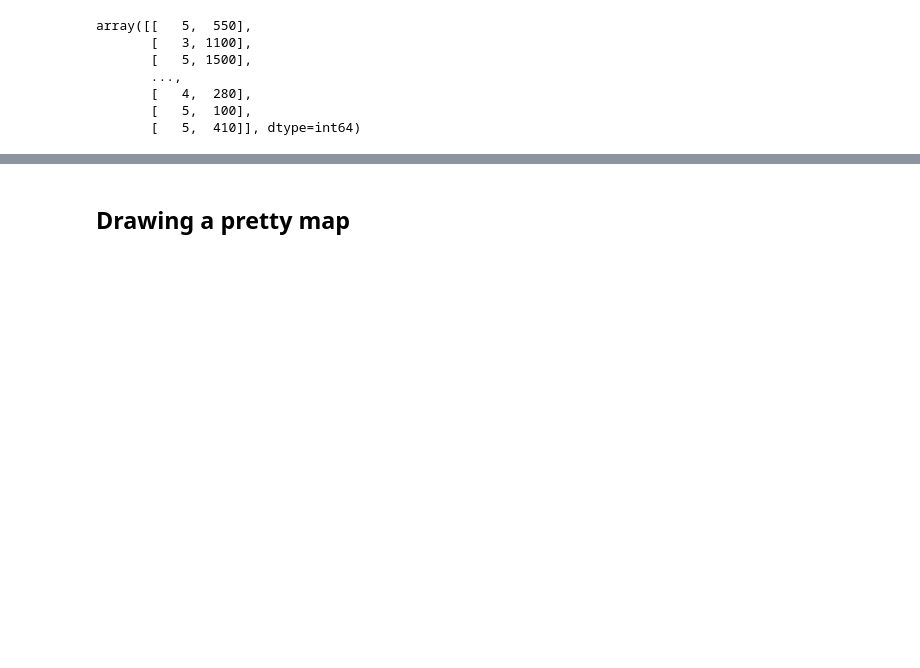
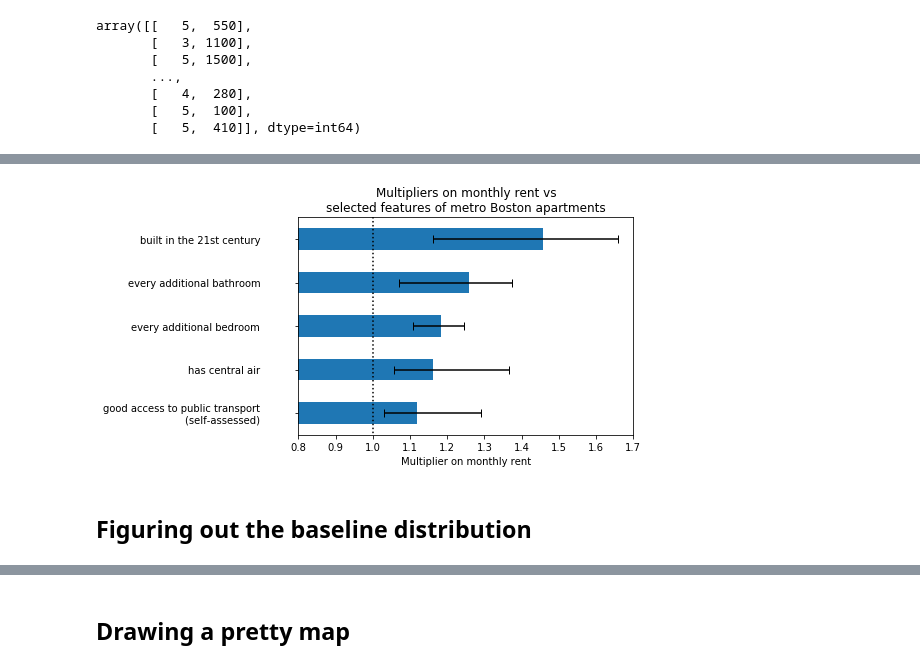
Before and after one commit to weizhongg/Boston-rental-prices-CS-506-project, a Jupyter notebook: Wei Zhong.ipynb, the cells around one changed output, grey strips where cells are left out. Drawn from its saved outputs; the diff is of its cells as text; code cells hidden in the pictures; blank space fills up the shorter version.

```diff
--- a/Wei Zhong.ipynb
+++ b/Wei Zhong.ipynb
@@ -247,0 +198,26 @@ statsmodels.__version__
+# %%
+params = pd.DataFrame()
+for i in range(10000):
+    d_sample = d.sample(frac=1,replace=True, weights=d.WEIGHT)
+    mod2 = glm("RENT ~ BEDROOMS + intbaths + hascentralair + hasgoodtransport + builtin2000s", data=d_sample, family=sm.families.Poisson(),
+               freq_weights=d_sample.WEIGHT)
+    res2 = mod2.fit()
+    params[i] = res2.params
+# %%
+mod = glm("RENT ~ BEDROOMS + intbaths + hascentralair + hasgoodtransport + builtin2000s", data=d, family=sm.families.Poisson(),
+           freq_weights=d.WEIGHT)
+res = mod.fit()
+# %%
+quantiles = params.quantile([0.025, 0.975], axis=1).apply(np.exp).transpose()[1:]
+mean_with_quantiles = pd.concat([pd.DataFrame(res.params.apply(np.exp), columns=['mean']),
+           params.quantile([0.025, 0.975], axis=1).apply(np.exp).transpose()], axis=1)[1:]
+
+mean_with_quantiles = mean_with_quantiles.rename(
+                    index={'hascentralair[T.True]': 'has central air          ',
+                           'builtin2000s[T.True]': 'built in the 21st century          ',
+                          'BEDROOMS': 'every additional bedroom          ',
+                          'intbaths': 'every additional bathroom          ',
+                          'hasgoodtransport': 'good access to public transport          \n(self-assessed)          '}).sort_values(by='mean',ascending=False)
+# %%
+mean_with_quantiles['lowerror'] = mean_with_quantiles['mean'] - mean_with_quantiles[0.025]
+mean_with_quantiles['higherror'] = mean_with_quantiles[0.975] - mean_with_quantiles['mean']
@@ -247,0 +228,14 @@ statsmodels.__version__
+# %%
+ax = mean_with_quantiles['mean'].plot.barh(xerr=[mean_with_quantiles[['lowerror', 'higherror']].values.T], capsize=4)
+ax.vlines(1,-.5,5,linestyles='dotted')
+plt.xlim([.8,1.7])
+plt.title('Multipliers on monthly rent vs\nselected features of metro Boston apartments')
+plt.xlabel('Multiplier on monthly rent')
+ax.invert_yaxis()
+plt.savefig('Multipliers on monthly rent.svg', bbox_inches='tight')
+plt.savefig('Multipliers on monthly rent.png', bbox_inches='tight')
+plt.show()
+# %% [output]
+[figure, added]
+# %% [markdown]
+## Figuring out the baseline distribution
```
Also changed, not shown: parts of 39 cells of this notebook, 4 other files.
